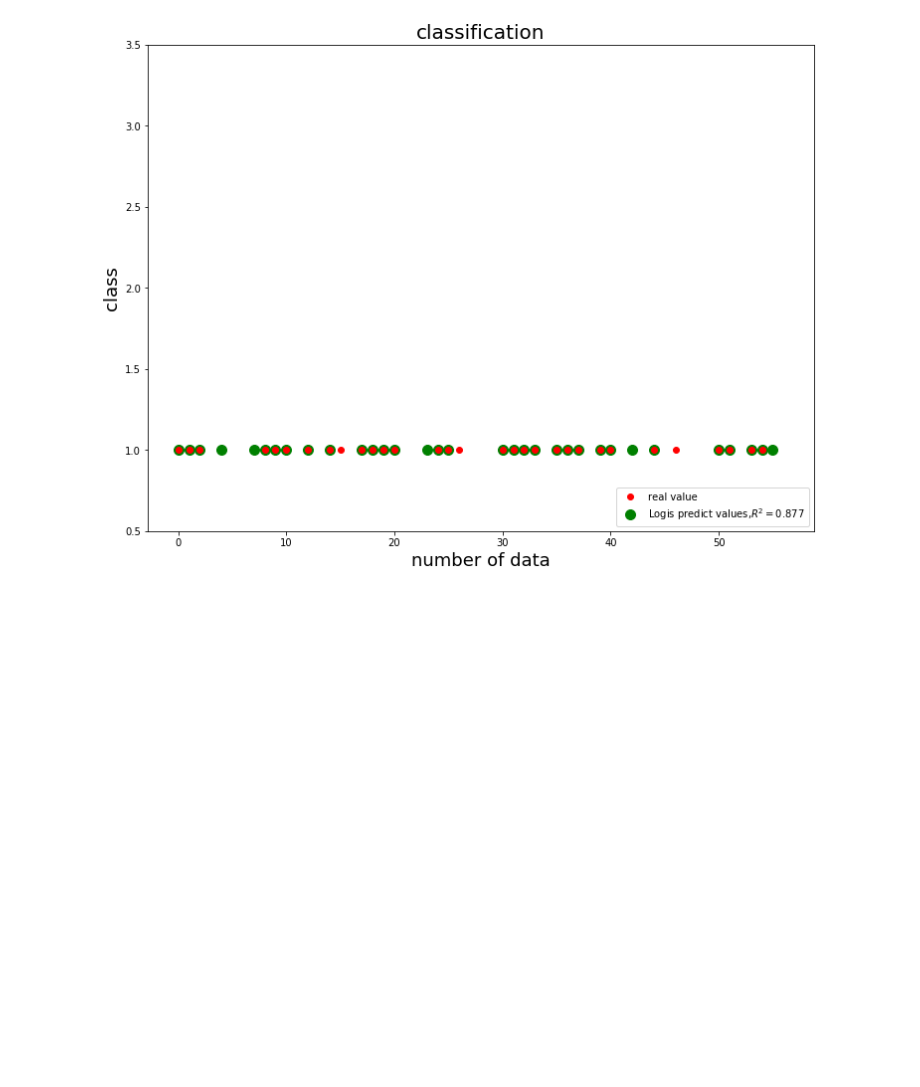
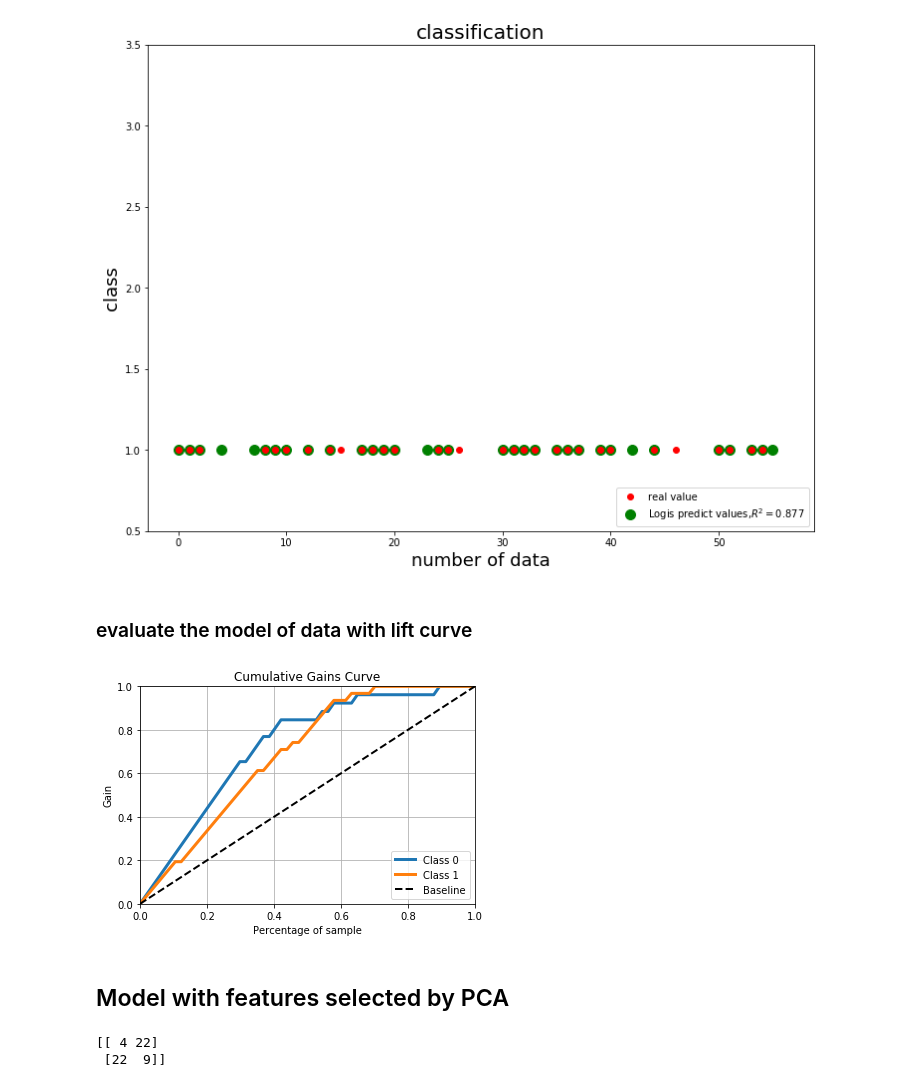
Before and after one commit to yaoxubox/predict_cardiopathie, a Jupyter notebook: analysis_heart.ipynb, the cells around one changed output. Saved outputs shown, nothing was run; the diff lists cells and outputs as text; code cells hidden in the pictures; blank space fills up the shorter version.

```diff
--- a/analysis_heart.ipynb
+++ b/analysis_heart.ipynb
@@ -305,3 +326,29 @@ plt.title(u'classification', fontsize=20)
 # %% [output]
 Text(0.5,1,'classification')
 [figure]
+# %% [markdown]
+### evaluate the model of data with lift curve
+# %%
+import scikitplot as skplt
+skplt.metrics.plot_cumulative_gain(y_test, predict_prob_RL)
+plt.show()
+# %% [output]
+[figure, added]
+# %% [markdown]
+## Model with features selected by PCA
+# %%
+p=0
+from sklearn.metrics import confusion_matrix
+#for i in range(3,len(n0_blanced_data)+1):
+principalComponents_1 = pca.fit_transform(X_test)
+model_RL_pca = LogisticRegression(C=1e5)
+model_RL_pca.fit(principalComponents,np.ravel(y_train))
+predict_y_pca = model_RL_pca.predict(principalComponents_1)
+
+predict_prob_RL_pca = model_RL_pca.predict_proba(principalComponents_1)
+
+conf = confusion_matrix(y_test['target'], predict_y_pca)
+print(conf)
+# %% [output]
+[[ 4 22]
+ [22  9]]
```
Also changed, not shown: parts of 9 cells of this notebook.
